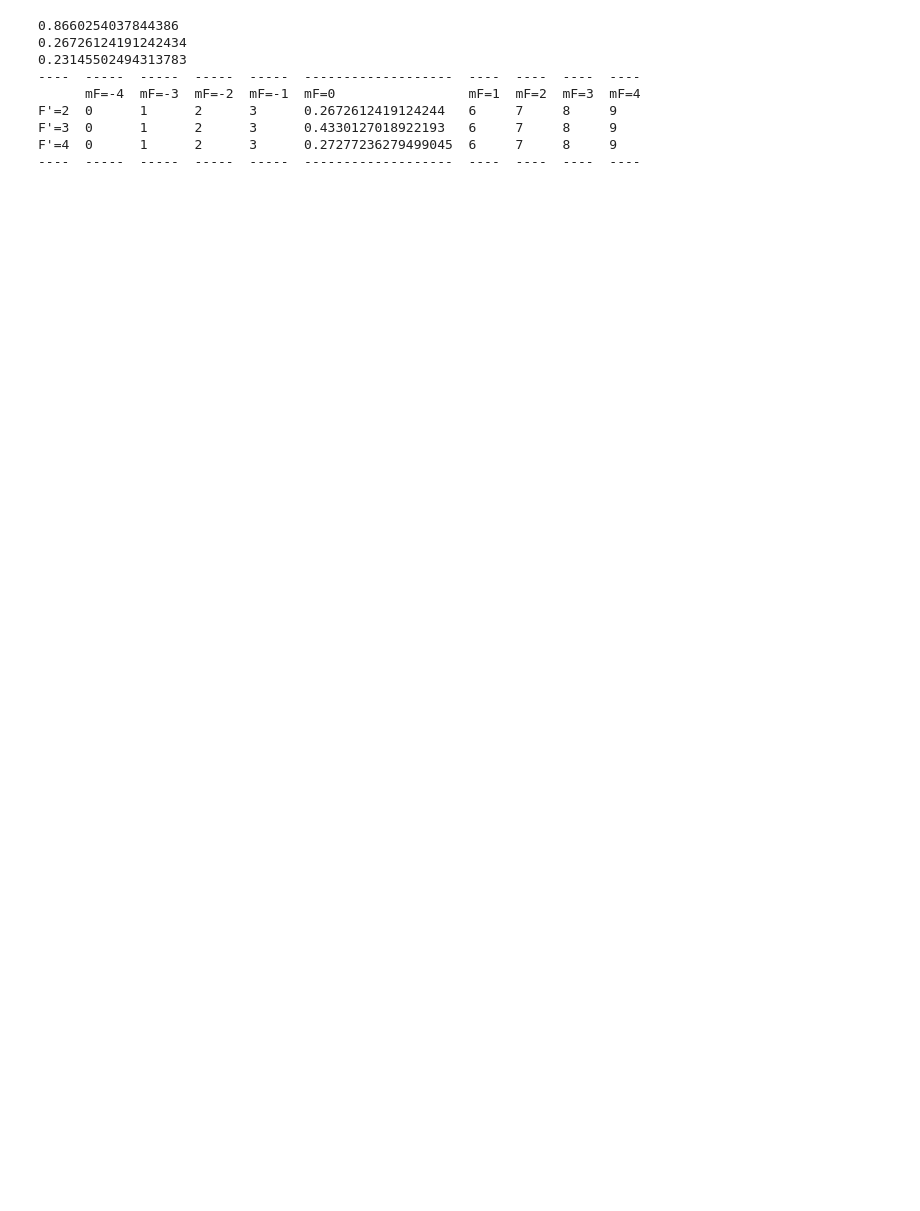
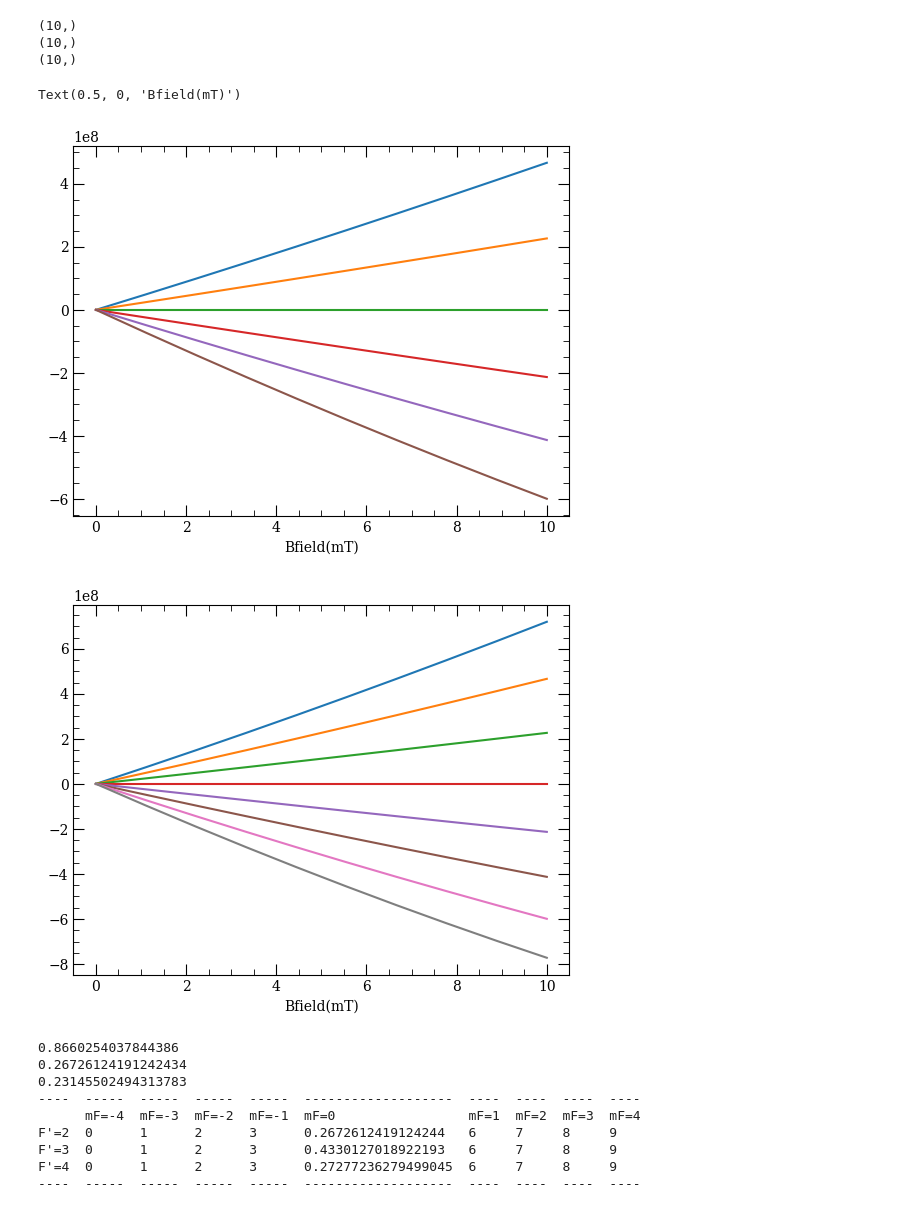
Before and after one commit to maimounabocoum/Mai-Qtip, a Jupyter notebook: Cesium.ipynb, the cells around one changed output. Drawn from its saved outputs; the diff is of its cells as text; code cells hidden in the pictures; blank space fills up the shorter version.

```diff
--- a/Cesium.ipynb
+++ b/Cesium.ipynb
@@ -115,3 +111,63 @@ NameError: name 'Hz_to_ev' is not defined
+# %%
+# get the Rabi frequency in presence of Magnetic field
+B = np.linspace(0,1e-2,10) # magnetic field in T unit
+
+print(B.shape)
+
+# calculate larmor frequency using magnetic dipole
+muB = 9.2740100783*1e-24 # Bohr magneton
+hbar = 1.05457182*1e-34 # reduced planck constant
+# get the hyperfine structure coupling coefficient for each line
+Coeff_ground    = atom.getHFSCoefficients(6,0,0.5)
+Coeff_D1        = atom.getHFSCoefficients(6,1,0.5)
+Coeff_D2        = atom.getHFSCoefficients(6,1,1.5)
+nu_hfs_ground = Coeff_ground[0]
+nu_hfs_D1 = Coeff_D1[0]
+nu_hfs_D2 = Coeff_D2[0]
+
+# l=0, j=1/2, F=3 zeeman splitting
+# we generate a matrix where the number of lines if the number of m , and the colons the size of B
+F = 3
+N = 2*F+1 # dimension of the Hilbert space
+M = np.linspace(-F,F,N, dtype=int).reshape(-1,1)
+
+g_F = atom.getLandegf(0,0.5,3)
+omega_s = muB*g_F*(B.reshape(1,-1))/hbar
+omega_hfs = (omega_s**2)/(np.pi*nu_hfs_ground)
+
+OMEGAs = M*omega_s
+OMEGAhfs = M**2*omega_hfs
+print(OMEGAs[1,:].shape)
+
+fig, ax = plt.subplots()
+for i in range(1,len(OMEGAs)):
+    ax.plot(1e3*B,OMEGAs[i,:]+OMEGAhfs[i,:])
+ax.set_xlabel('Bfield(mT)')
+# l=0, j=1/2, F=3 zeeman splitting
+# we generate a matrix where the number of lines if the number of m , and the colons the size of B
+F = 4
+N = 2*F+1 # dimension of the Hilbert space
+M = np.linspace(-F,F,N, dtype=int).reshape(-1,1)
+
+g_F = atom.getLandegf(0,0.5,3)
+omega_s = muB*g_F*(B.reshape(1,-1))/hbar
+omega_hfs = (omega_s**2)/(np.pi*nu_hfs_ground)
+
+OMEGAs = M*omega_s
+OMEGAhfs = M**2*omega_hfs
+print(OMEGAs[1,:].shape)
+
+fig, ax = plt.subplots()
+for i in range(1,len(OMEGAs)):
+    ax.plot(1e3*B,OMEGAs[i,:]+OMEGAhfs[i,:])
+ax.set_xlabel('Bfield(mT)')
+# %% [output]
+(10,)
+(10,)
+(10,)
+Text(0.5, 0, 'Bfield(mT)')
+[figure, added]
+[figure, added]
 # %%
 from tabulate import tabulate
 
```
Also changed, not shown: parts of 4 cells of this notebook, 2 other files.
